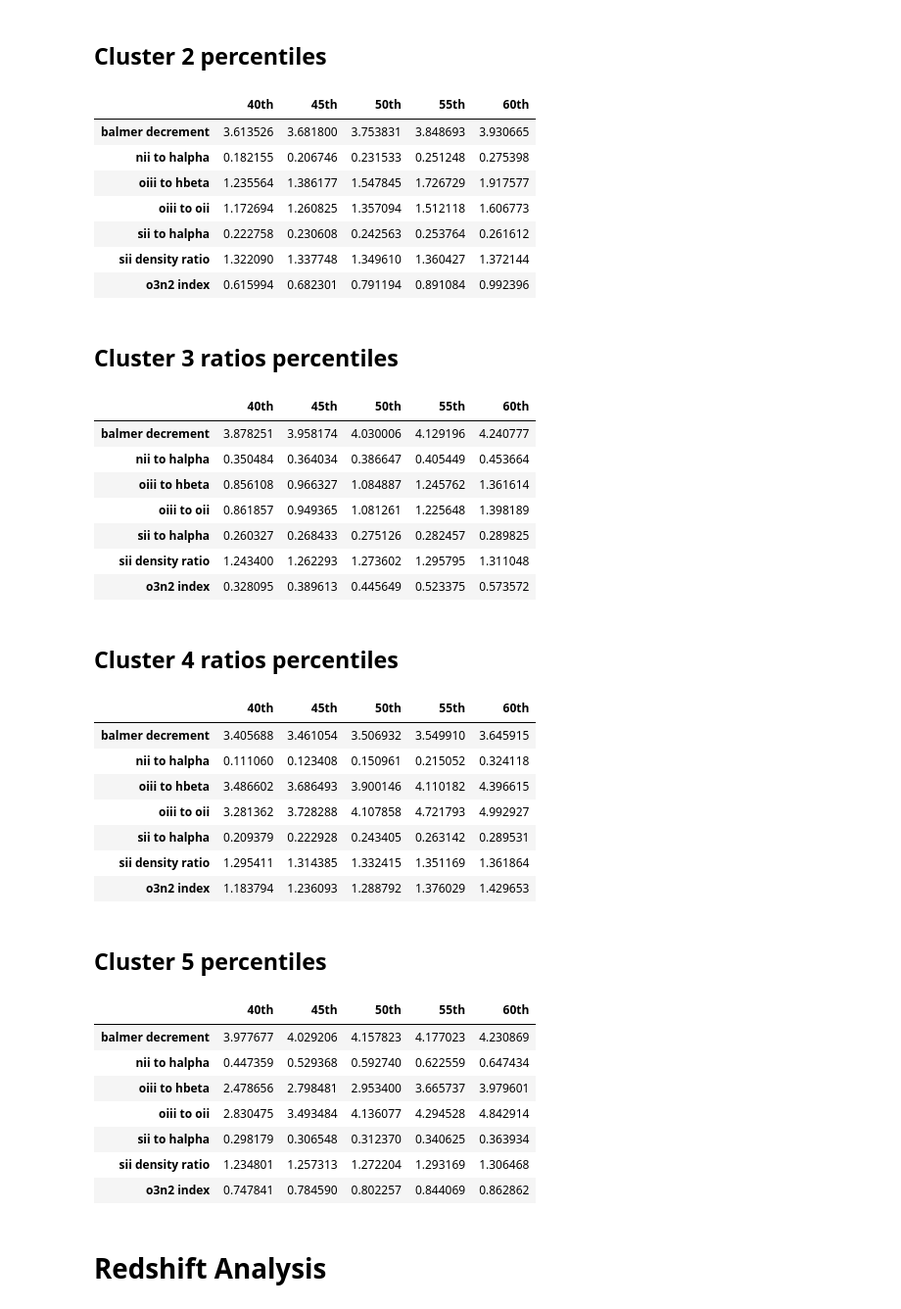
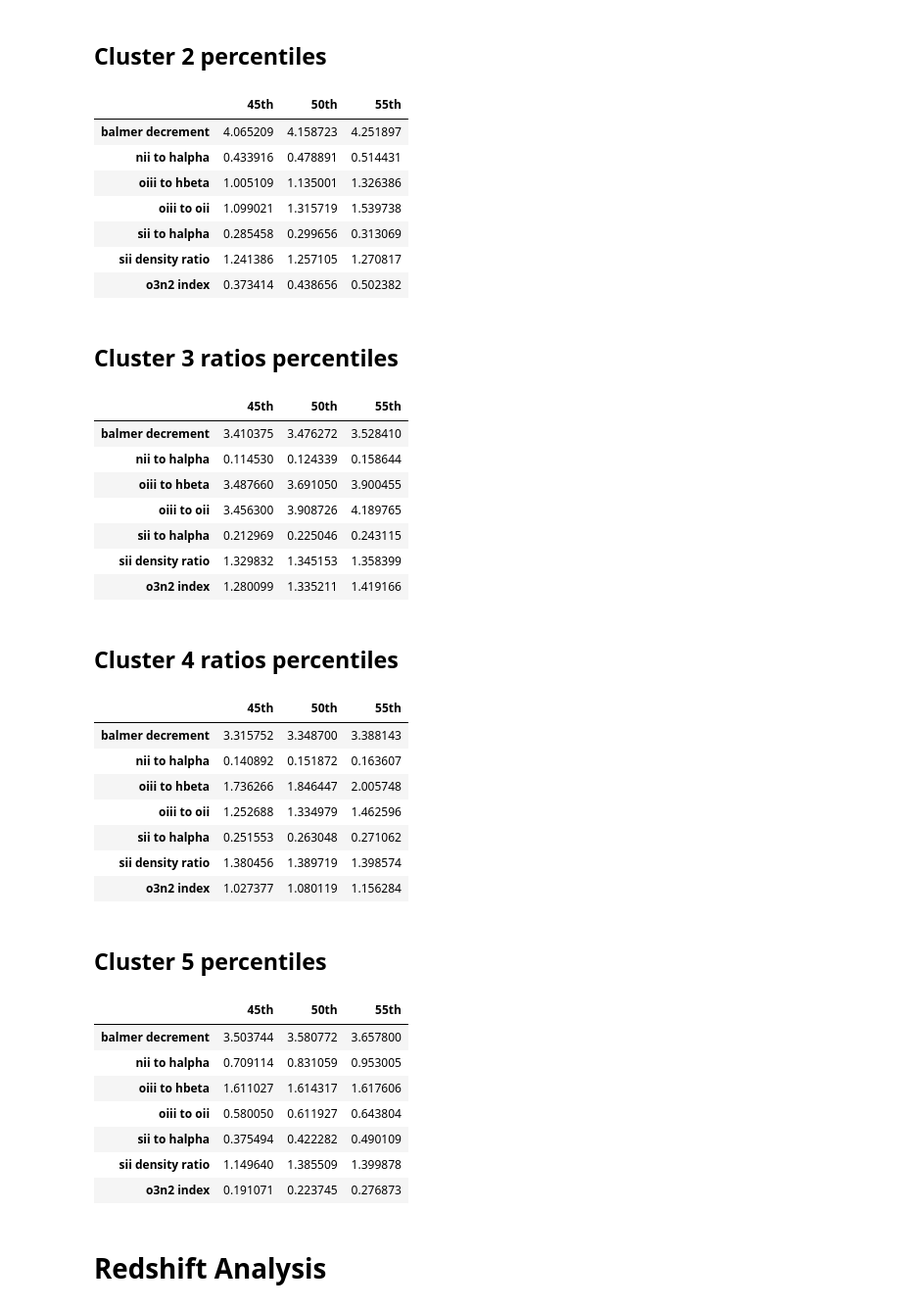
Before and after one commit to ed-ortizm/xai-astronomy, a Jupyter notebook: thesis/04_clustering_xai/03_se_cluster_analysis.ipynb, the cells around one changed output. Shown at 98% size. Cells and saved outputs as stored; diff of their text form; code cells hidden in the pictures.

```diff
--- a/thesis/04_clustering_xai/03_se_cluster_analysis.ipynb
+++ b/thesis/04_clustering_xai/03_se_cluster_analysis.ipynb
@@ -402,4 +385,4 @@ weights_dict["centroids"] = centroids
 # %%
 cluster_meta_df = pd.read_csv(
     f"{kmeans_model_dir}/metadata.csv.gz", index_col="specobjid"
-).loc[sorted_specobjids_arr]
+).loc[specobjids_arr]
@@ -531,30 +487,30 @@ ratios_percentiles_df
 ## Cluster 2 percentiles
 # %%
 cluster_mask = cluster_meta_df["cluster"] == 2
-percentiles = np.arange(0.40, 0.65, 0.05)
+percentiles = np.arange(0.45, 0.6, 0.05)
 ratios_percentiles_df = cluster_meta_df.loc[
     cluster_mask, SDSS_NEBULAR_LINES_RATIOS_NAMES
 ].quantile(q=percentiles).T
 # map index name by replacing the '_' with ' ' for better readability
 ratios_percentiles_df.index = [
     idx.replace("_", " ") for idx in ratios_percentiles_df.index
 ]
 ratios_percentiles_df.columns = [f"{int(q * 100)}th" for q in percentiles]
 ratios_percentiles_df
 # %% [output]
-|  | 40th | 45th | 50th | 55th | 60th |
-| balmer decrement | 3.613526 | 3.681800 | 3.753831 | 3.848693 | 3.930665 |
-| nii to halpha | 0.182155 | 0.206746 | 0.231533 | 0.251248 | 0.275398 |
-| oiii to hbeta | 1.235564 | 1.386177 | 1.547845 | 1.726729 | 1.917577 |
-| oiii to oii | 1.172694 | 1.260825 | 1.357094 | 1.512118 | 1.606773 |
-| sii to halpha | 0.222758 | 0.230608 | 0.242563 | 0.253764 | 0.261612 |
-| sii density ratio | 1.322090 | 1.337748 | 1.349610 | 1.360427 | 1.372144 |
-| o3n2 index | 0.615994 | 0.682301 | 0.791194 | 0.891084 | 0.992396 |
+|  | 45th | 50th | 55th |
+| balmer decrement | 4.065209 | 4.158723 | 4.251897 |
+| nii to halpha | 0.433916 | 0.478891 | 0.514431 |
+| oiii to hbeta | 1.005109 | 1.135001 | 1.326386 |
+| oiii to oii | 1.099021 | 1.315719 | 1.539738 |
+| sii to halpha | 0.285458 | 0.299656 | 0.313069 |
+| sii density ratio | 1.241386 | 1.257105 | 1.270817 |
+| o3n2 index | 0.373414 | 0.438656 | 0.502382 |
 # %% [markdown]
 ## Cluster 3 ratios percentiles
 # %%
 cluster_mask = cluster_meta_df["cluster"] == 3
-percentiles = np.arange(0.40, 0.65, 0.05)
+percentiles = np.arange(0.45, 0.60, 0.05)
 ratios_percentiles_df = cluster_meta_df.loc[
     cluster_mask, SDSS_NEBULAR_LINES_RATIOS_NAMES
 ].quantile(q=percentiles).T
@@ -565,19 +521,19 @@ ratios_percentiles_df.index = [
 ratios_percentiles_df.columns = [f"{int(q * 100)}th" for q in percentiles]
 ratios_percentiles_df
 # %% [output]
-|  | 40th | 45th | 50th | 55th | 60th |
-| balmer decrement | 3.878251 | 3.958174 | 4.030006 | 4.129196 | 4.240777 |
-| nii to halpha | 0.350484 | 0.364034 | 0.386647 | 0.405449 | 0.453664 |
-| oiii to hbeta | 0.856108 | 0.966327 | 1.084887 | 1.245762 | 1.361614 |
-| oiii to oii | 0.861857 | 0.949365 | 1.081261 | 1.225648 | 1.398189 |
-| sii to halpha | 0.260327 | 0.268433 | 0.275126 | 0.282457 | 0.289825 |
-| sii density ratio | 1.243400 | 1.262293 | 1.273602 | 1.295795 | 1.311048 |
-| o3n2 index | 0.328095 | 0.389613 | 0.445649 | 0.523375 | 0.573572 |
+|  | 45th | 50th | 55th |
+| balmer decrement | 3.410375 | 3.476272 | 3.528410 |
+| nii to halpha | 0.114530 | 0.124339 | 0.158644 |
+| oiii to hbeta | 3.487660 | 3.691050 | 3.900455 |
+| oiii to oii | 3.456300 | 3.908726 | 4.189765 |
+| sii to halpha | 0.212969 | 0.225046 | 0.243115 |
+| sii density ratio | 1.329832 | 1.345153 | 1.358399 |
+| o3n2 index | 1.280099 | 1.335211 | 1.419166 |
 # %% [markdown]
 ## Cluster 4 ratios percentiles
 # %%
 cluster_mask = cluster_meta_df["cluster"] == 4
-percentiles = np.arange(0.40, 0.65, 0.05)
+percentiles = np.arange(0.45, 0.60, 0.05)
 ratios_percentiles_df = cluster_meta_df.loc[
     cluster_mask, SDSS_NEBULAR_LINES_RATIOS_NAMES
 ].quantile(q=percentiles).T
@@ -588,19 +544,19 @@ ratios_percentiles_df.index = [
 ratios_percentiles_df.columns = [f"{int(q * 100)}th" for q in percentiles]
 ratios_percentiles_df
 # %% [output]
-|  | 40th | 45th | 50th | 55th | 60th |
-| balmer decrement | 3.405688 | 3.461054 | 3.506932 | 3.549910 | 3.645915 |
-| nii to halpha | 0.111060 | 0.123408 | 0.150961 | 0.215052 | 0.324118 |
-| oiii to hbeta | 3.486602 | 3.686493 | 3.900146 | 4.110182 | 4.396615 |
-| oiii to oii | 3.281362 | 3.728288 | 4.107858 | 4.721793 | 4.992927 |
-| sii to halpha | 0.209379 | 0.222928 | 0.243405 | 0.263142 | 0.289531 |
-| sii density ratio | 1.295411 | 1.314385 | 1.332415 | 1.351169 | 1.361864 |
-| o3n2 index | 1.183794 | 1.236093 | 1.288792 | 1.376029 | 1.429653 |
+|  | 45th | 50th | 55th |
+| balmer decrement | 3.315752 | 3.348700 | 3.388143 |
+| nii to halpha | 0.140892 | 0.151872 | 0.163607 |
+| oiii to hbeta | 1.736266 | 1.846447 | 2.005748 |
+| oiii to oii | 1.252688 | 1.334979 | 1.462596 |
+| sii to halpha | 0.251553 | 0.263048 | 0.271062 |
+| sii density ratio | 1.380456 | 1.389719 | 1.398574 |
+| o3n2 index | 1.027377 | 1.080119 | 1.156284 |
 # %% [markdown]
 ## Cluster 5 percentiles
 # %%
 cluster_mask = cluster_meta_df["cluster"] == 5
-percentiles = np.arange(0.40, 0.65, 0.05)
+percentiles = np.arange(0.45, 0.60, 0.05)
 ratios_percentiles_df = cluster_meta_df.loc[
     cluster_mask, SDSS_NEBULAR_LINES_RATIOS_NAMES
 ].quantile(q=percentiles).T
@@ -611,14 +567,14 @@ ratios_percentiles_df.index = [
 ratios_percentiles_df.columns = [f"{int(q * 100)}th" for q in percentiles]
 ratios_percentiles_df
 # %% [output]
-|  | 40th | 45th | 50th | 55th | 60th |
-| balmer decrement | 3.977677 | 4.029206 | 4.157823 | 4.177023 | 4.230869 |
-| nii to halpha | 0.447359 | 0.529368 | 0.592740 | 0.622559 | 0.647434 |
-| oiii to hbeta | 2.478656 | 2.798481 | 2.953400 | 3.665737 | 3.979601 |
-| oiii to oii | 2.830475 | 3.493484 | 4.136077 | 4.294528 | 4.842914 |
-| sii to halpha | 0.298179 | 0.306548 | 0.312370 | 0.340625 | 0.363934 |
-| sii density ratio | 1.234801 | 1.257313 | 1.272204 | 1.293169 | 1.306468 |
-| o3n2 index | 0.747841 | 0.784590 | 0.802257 | 0.844069 | 0.862862 |
+|  | 45th | 50th | 55th |
+| balmer decrement | 3.503744 | 3.580772 | 3.657800 |
+| nii to halpha | 0.709114 | 0.831059 | 0.953005 |
+| oiii to hbeta | 1.611027 | 1.614317 | 1.617606 |
+| oiii to oii | 0.580050 | 0.611927 | 0.643804 |
+| sii to halpha | 0.375494 | 0.422282 | 0.490109 |
+| sii density ratio | 1.149640 | 1.385509 | 1.399878 |
+| o3n2 index | 0.191071 | 0.223745 | 0.276873 |
 # %% [markdown]
 # Redshift Analysis
 # %%
```
Also changed, not shown: parts of 26 cells of this notebook, 1 other file.
